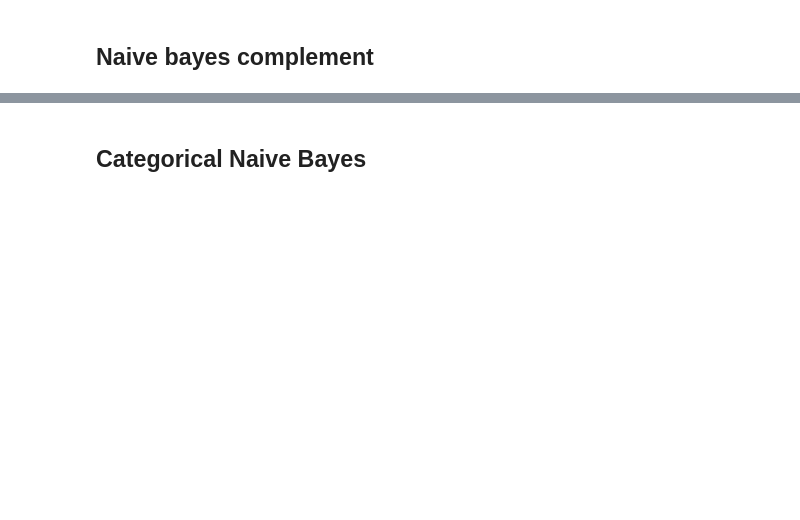
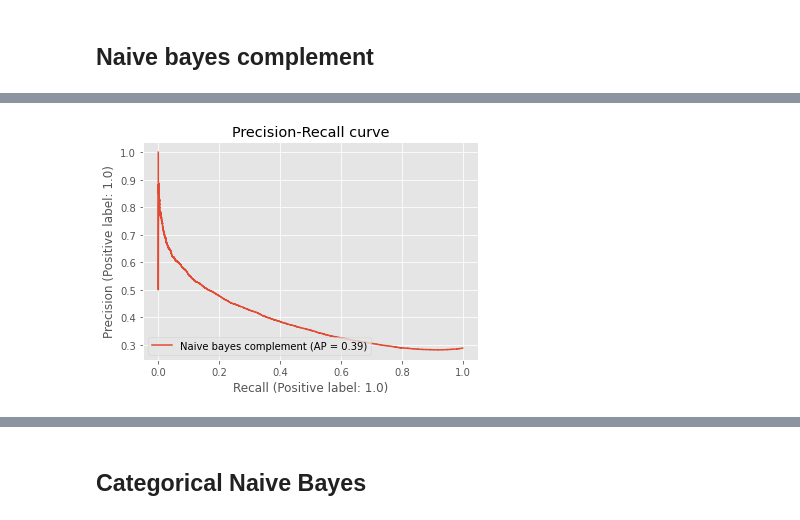
Before and after one commit to igomezv/ANN_Nbody, a Jupyter notebook: classificationAlgorithms_Particles_z23.ipynb, the cells around one changed output, grey strips where cells are left out. Cells and saved outputs as stored; diff of their text form; code cells hidden in the pictures; blank space fills up the shorter version.

```diff
--- a/classificationAlgorithms_Particles_z23.ipynb
+++ b/classificationAlgorithms_Particles_z23.ipynb
@@ -482,10 +555,12 @@ plt.grid(True)
 # %%
 # plot the precision-recall curves
 
 display = PrecisionRecallDisplay.from_estimator(
-    com, X_test_sc, y_test, name="Naive bayes complement"
+    com, X_test_minmax, y_test, name="Naive bayes complement"
 )
 _ = display.ax_.set_title("Precision-Recall curve")
+# %% [output]
+[figure, added]
 # %%
 print("Precision: ",average_precision_score(y_test, y_pred),"\n")
 print("recall: ",recall_score(y_test, y_pred, average='macro'),"\n")
```
Also changed, not shown: parts of 35 cells of this notebook.
